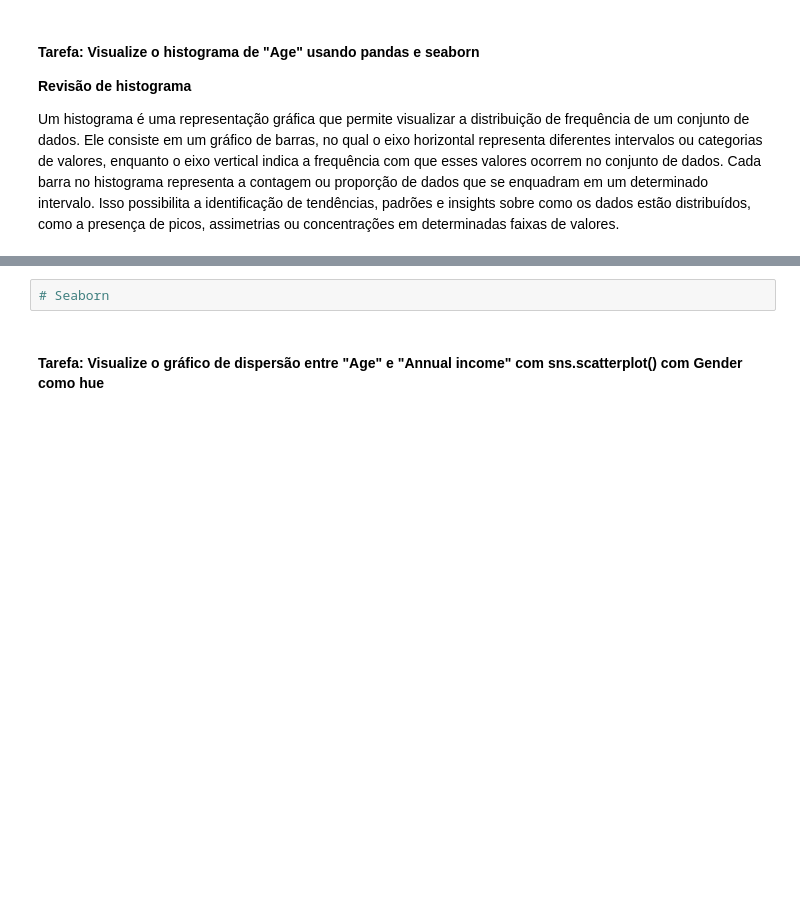
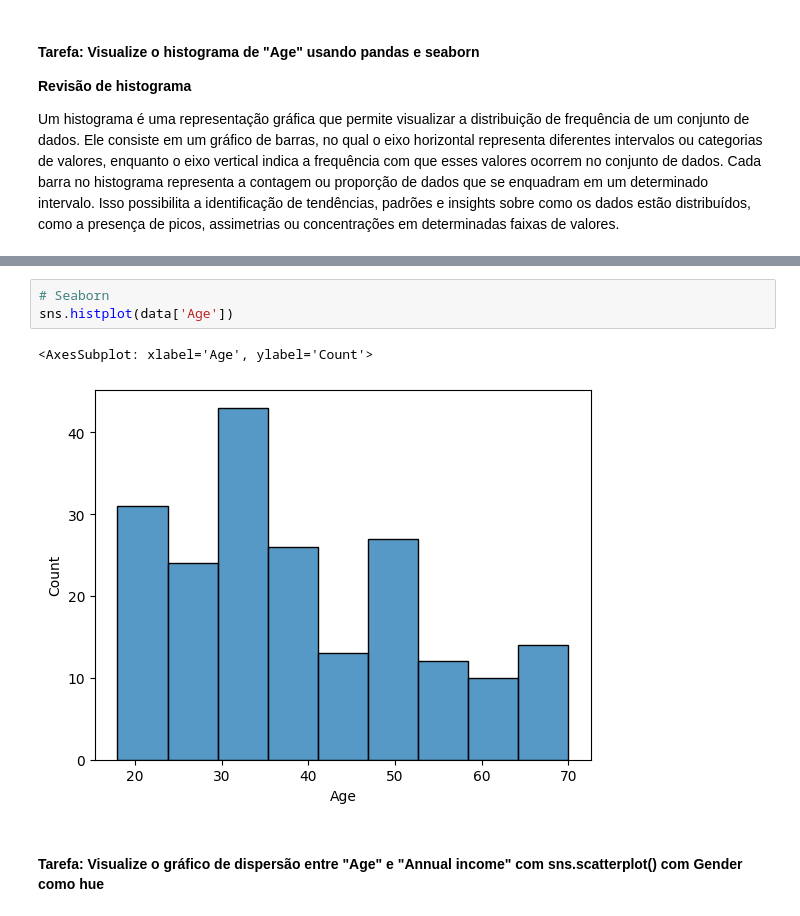
Before and after one commit to yannacavalcanti/bootcampPortfolioOutubro2023, a Jupyter notebook: 0. Case de nivelamento (completo).ipynb, the cells around one changed output, grey strips where cells are left out. Cells and saved outputs as stored; diff of their text form; blank space fills up the shorter version.

```diff
--- a/0. Case de nivelamento (completo).ipynb
+++ b/0. Case de nivelamento (completo).ipynb
@@ -138,5 +304,9 @@ Um histograma é uma representação gráfica que permite visualizar a distribui
 # %%
 # Seaborn
+sns.histplot(data['Age'])
+# %% [output]
+<AxesSubplot: xlabel='Age', ylabel='Count'>
+[figure, added]
 # %% [markdown]
 #### Tarefa: Visualize o gráfico de dispersão entre "Age" e "Annual income" com sns.scatterplot() com Gender como hue
 # %%
```
Also changed, not shown: parts of 45 cells of this notebook.
